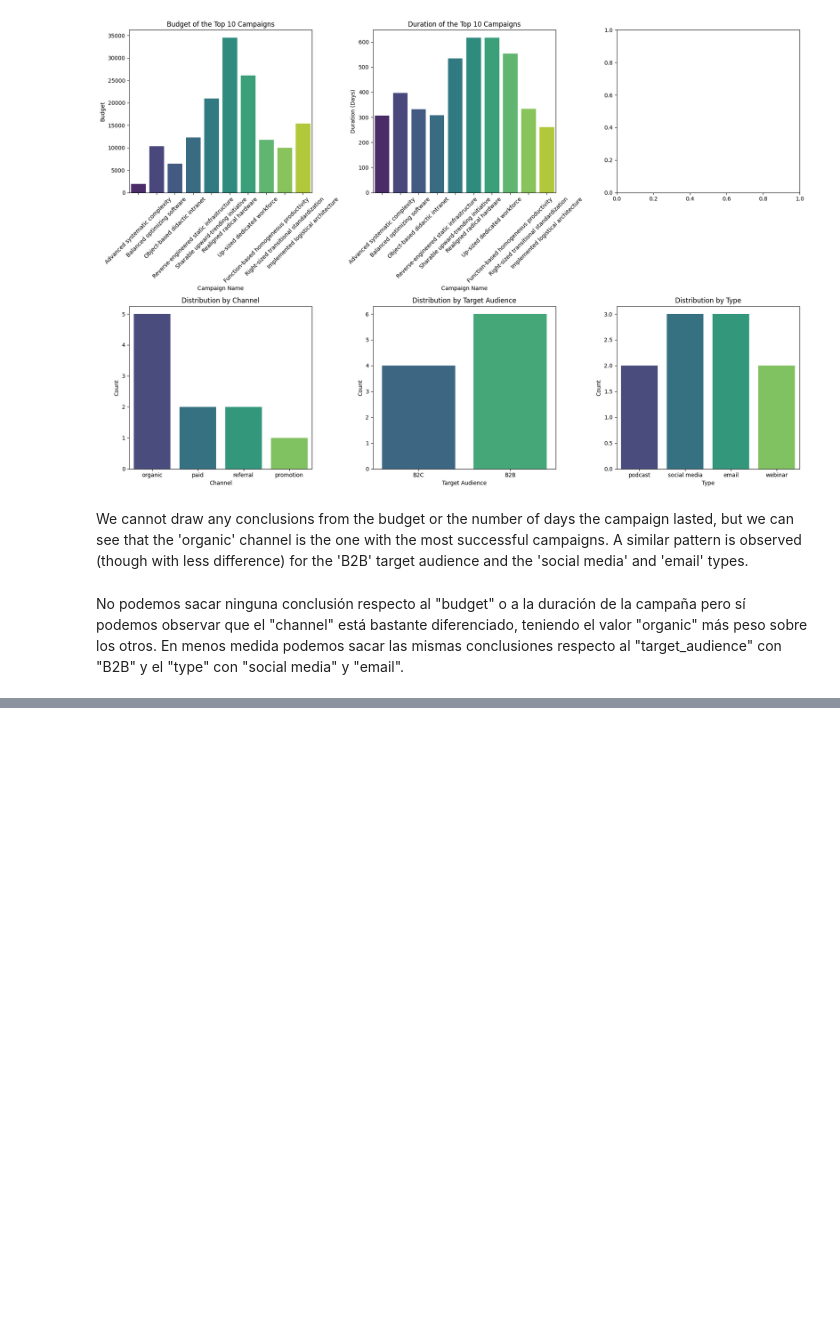
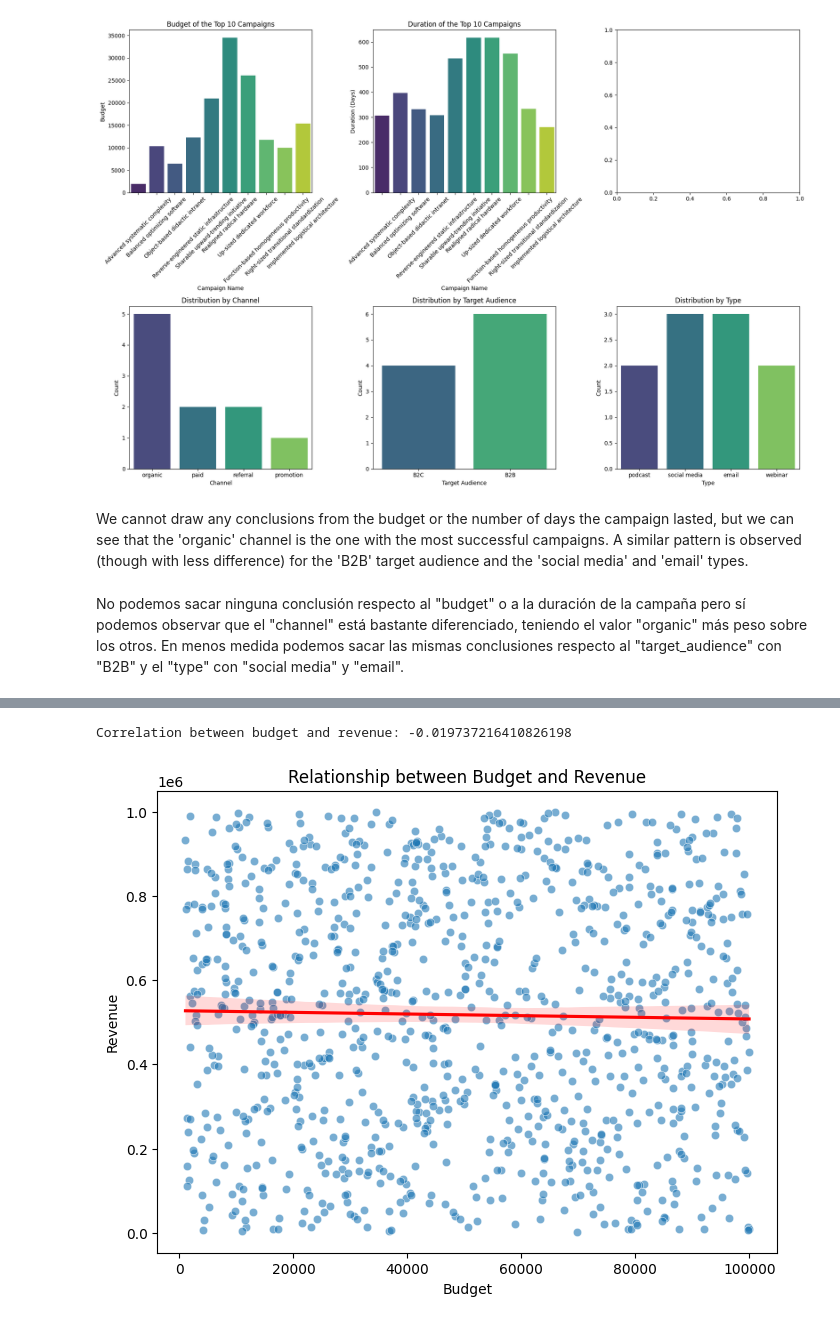
Before and after one commit to Ignacio538/Marketing-Campaings, a Jupyter notebook: Tasks.ipynb, the cells around one changed output, grey strips where cells are left out. Drawn from its saved outputs; the diff is of its cells as text; code cells hidden in the pictures; blank space fills up the shorter version.

```diff
--- a/Tasks.ipynb
+++ b/Tasks.ipynb
@@ -419,0 +428,16 @@ No podemos sacar ninguna conclusión respecto al "budget" o a la duración de la
+# %%
+# Let's calculate the correlation between the budget and the revenue
+correlation = df['budget'].corr(df['revenue'])
+print(f"Correlation between budget and revenue: {correlation}")
+
+# We will create a scatter chart with a trend line
+plt.figure(figsize=(8, 6))
+sns.scatterplot(x='budget', y='revenue', data=df, alpha=0.6)
+sns.regplot(x='budget', y='revenue', data=df, scatter=False, color='red')
+plt.title('Relationship between Budget and Revenue')
+plt.xlabel('Budget')
+plt.ylabel('Revenue')
+plt.show()
+# %% [output]
+Correlation between budget and revenue: -0.019737216410826198
+[figure, added]
```
Also changed, not shown: parts of 4 cells of this notebook.
